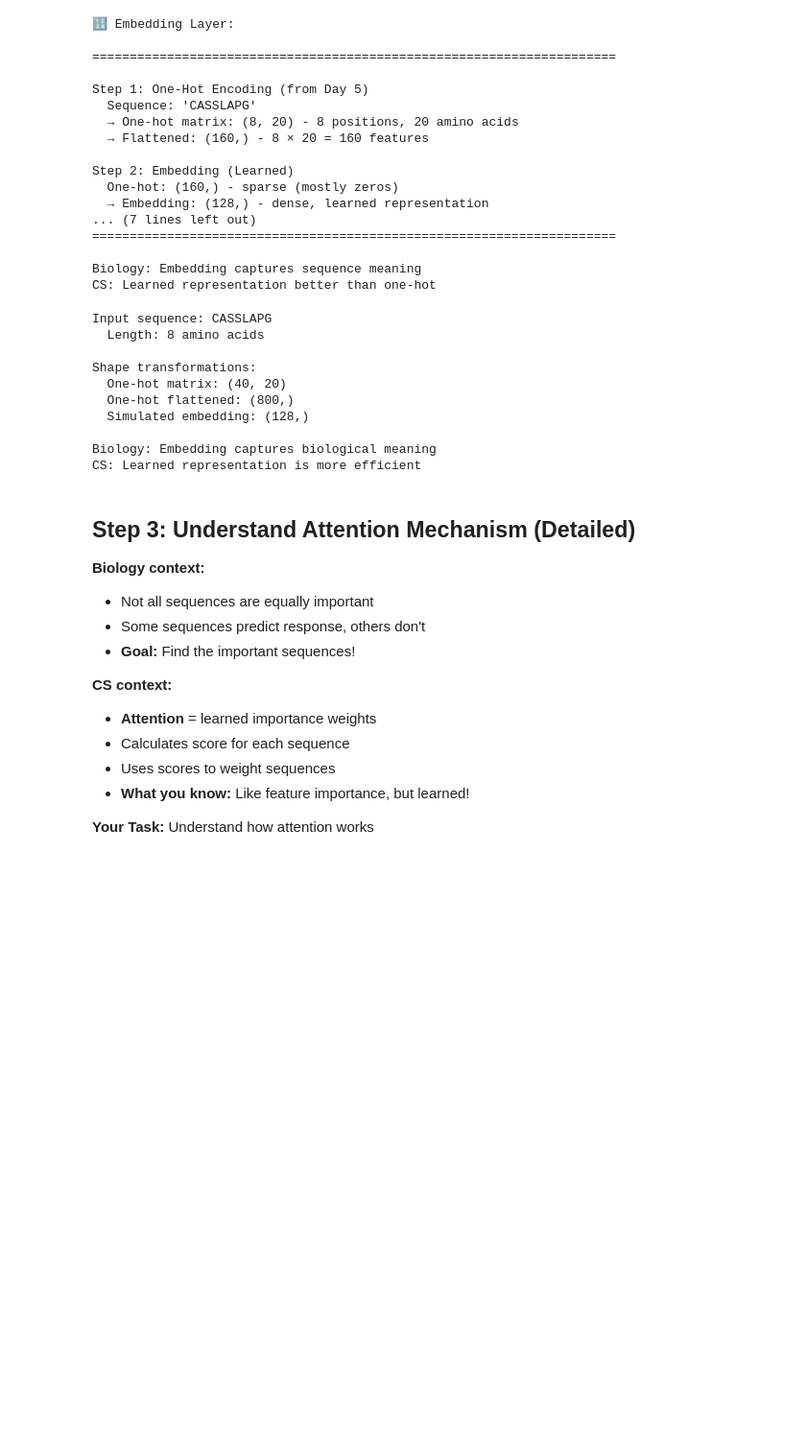
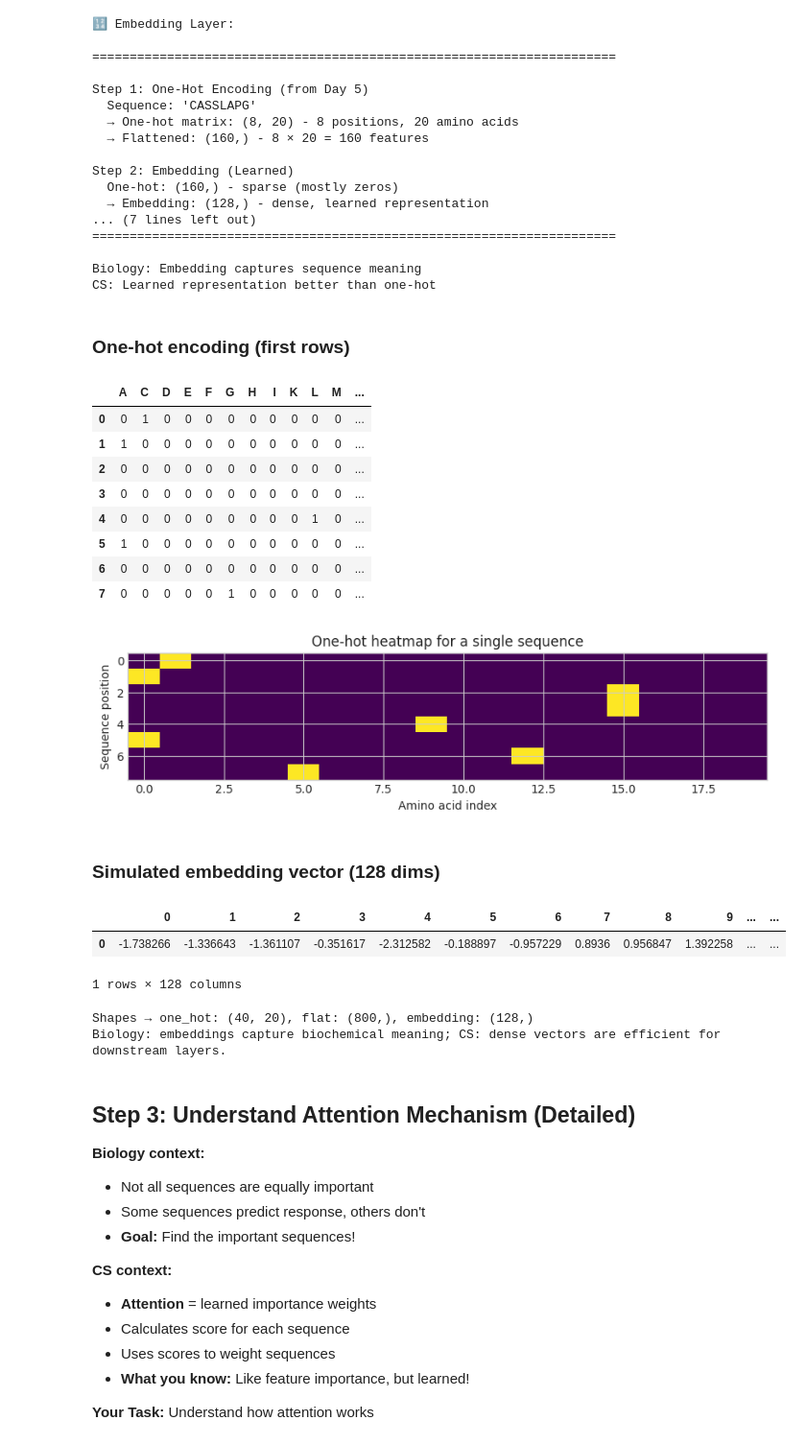
Before and after one commit to MateenahJAHAN/Deep-TCR---New-Implementation, a Jupyter notebook: Day_08.5_DeepTCR_Architecture/Day_08.5_DeepTCR_Architecture.executed.ipynb, the cells around one changed output. Shown at 96% size. Cells and saved outputs as stored; diff of their text form; code cells hidden in the pictures; blank space fills up the shorter version.

Commit message:
Enrich Day 8.5 notebook with interactive visuals

```diff
--- a/Day_08.5_DeepTCR_Architecture/Day_08.5_DeepTCR_Architecture.executed.ipynb
+++ b/Day_08.5_DeepTCR_Architecture/Day_08.5_DeepTCR_Architecture.executed.ipynb
@@ -185,6 +185,15 @@ Understand how DeepTCR's neural network architecture works!
    - **Think:** Like 64 different "themes" or "categories"
 # %% [markdown]
 > **Mateenah’s Note:** Today is your "peek inside the model" day. You already cleaned, batched, and ran baselines (Days 3–7) and met Multiple Instance Learning yesterday. Now we slow down and translate the DeepTCR architecture into plain language so you can point to each layer and say exactly what it does and why the paper cared.
+# %%
+import numpy as np
+import pandas as pd
+import matplotlib.pyplot as plt
+from matplotlib.patches import FancyBboxPatch
+from IPython.display import display, Markdown
+
+plt.style.use("seaborn-v0_8-whitegrid")
+plt.rcParams["figure.figsize"] = (8, 4)
 # %% [markdown]
 ## ✅ Before You Start
 
@@ -349,54 +323,58 @@ Biology: Embedding captures sequence meaning
 CS: Learned representation better than one-hot
 # %%
 # Practice: visualize how one sequence moves through the embedding layer
-import numpy as np
-
-# Example: One sequence
 sequence = "CASSLAPG"
-print(f"Input sequence: {sequence}")
-print(f"  Length: {len(sequence)} amino acids")
-
-# One-hot encoding (from Day 5)
 AA_ALPHABET = 'ACDEFGHIKLMNPQRSTVWY'
 aa_to_idx = {aa: idx for idx, aa in enumerate(AA_ALPHABET)}
 max_length = 40
 one_hot = np.zeros((max_length, len(AA_ALPHABET)), dtype=int)
 for i, aa in enumerate(sequence):
     if i >= max_length:
         break
     idx = aa_to_idx.get(aa)
     if idx is not None:
         one_hot[i, idx] = 1
 
-
-# Flatten
 one_hot_flat = one_hot.flatten()
-
-
-# Simulated embedding (in real network, this is learned)
 embedding_dim = 128
 rng = np.random.default_rng(8)
 embedding = rng.normal(size=embedding_dim)
 
+one_hot_df = pd.DataFrame(one_hot[:len(sequence), :len(AA_ALPHABET)], columns=list(AA_ALPHABET))
+display(Markdown("### One-hot encoding (first rows)"))
+display(one_hot_df.iloc[:len(sequence)])
 
-print(f"\nShape transformations:")
-print(f"  One-hot matrix: {one_hot.shape}")
-print(f"  One-hot flattened: {one_hot_flat.shape}")
-print(f"  Simulated embedding: {embedding.shape}")
+fig, ax = plt.subplots(figsize=(10, 2))
+ax.imshow(one_hot[:len(sequence), :], aspect='auto', cmap='viridis')
+ax.set_xlabel('Amino acid index')
+ax.set_ylabel('Sequence position')
+ax.set_title('One-hot heatmap for a single sequence')
+plt.show()
 
-print(f"\nBiology: Embedding captures biological meaning")
-print(f"CS: Learned representation is more efficient")
+embedding_df = pd.DataFrame(embedding.reshape(1, -1))
+display(Markdown("### Simulated embedding vector (128 dims)"))
+display(embedding_df)
+
+print(f"Shapes → one_hot: {one_hot.shape}, flat: {one_hot_flat.shape}, embedding: {embedding.shape}")
+print("Biology: embeddings capture biochemical meaning; CS: dense vectors are efficient for downstream layers.")
 # %% [output]
+### One-hot encoding (first rows)
+|  | A | C | D | E | F | G | H | I | K | L | M | ... |
+| 0 | 0 | 1 | 0 | 0 | 0 | 0 | 0 | 0 | 0 | 0 | 0 | ... |
+| 1 | 1 | 0 | 0 | 0 | 0 | 0 | 0 | 0 | 0 | 0 | 0 | ... |
+| 2 | 0 | 0 | 0 | 0 | 0 | 0 | 0 | 0 | 0 | 0 | 0 | ... |
+| 3 | 0 | 0 | 0 | 0 | 0 | 0 | 0 | 0 | 0 | 0 | 0 | ... |
+| 4 | 0 | 0 | 0 | 0 | 0 | 0 | 0 | 0 | 0 | 1 | 0 | ... |
+| 5 | 1 | 0 | 0 | 0 | 0 | 0 | 0 | 0 | 0 | 0 | 0 | ... |
+| 6 | 0 | 0 | 0 | 0 | 0 | 0 | 0 | 0 | 0 | 0 | 0 | ... |
+| 7 | 0 | 0 | 0 | 0 | 0 | 1 | 0 | 0 | 0 | 0 | 0 | ... |
+[figure, added]
+### Simulated embedding vector (128 dims)
+|  | 0 | 1 | 2 | 3 | 4 | 5 | 6 | 7 | 8 | 9 | ... | ... |
+| 0 | -1.738266 | -1.336643 | -1.361107 | -0.351617 | -2.312582 | -0.188897 | -0.957229 | 0.8936 | 0.956847 | 1.392258 | ... | ... |
-Input sequence: CASSLAPG
-  Length: 8 amino acids
-
-Shape transformations:
-  One-hot matrix: (40, 20)
-  One-hot flattened: (800,)
-  Simulated embedding: (128,)
-
-Biology: Embedding captures biological meaning
-CS: Learned representation is more efficient
+1 rows × 128 columns
+Shapes → one_hot: (40, 20), flat: (800,), embedding: (128,)
+Biology: embeddings capture biochemical meaning; CS: dense vectors are efficient for downstream layers.
 # %% [markdown]
 ## Step 3: Understand Attention Mechanism (Detailed)
 
```
Also changed, not shown: parts of 10 cells of this notebook, 1 other file.
